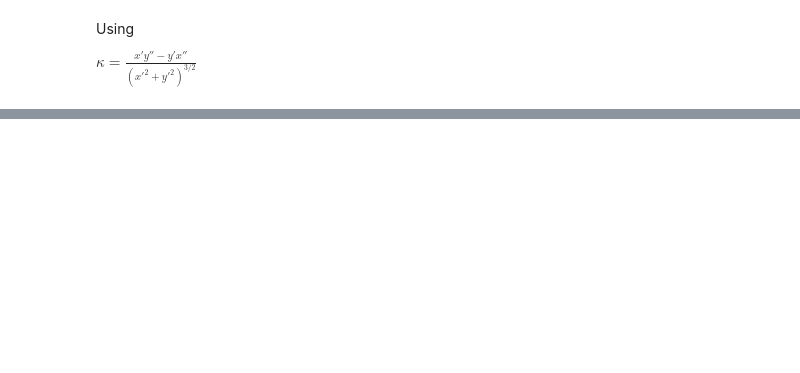
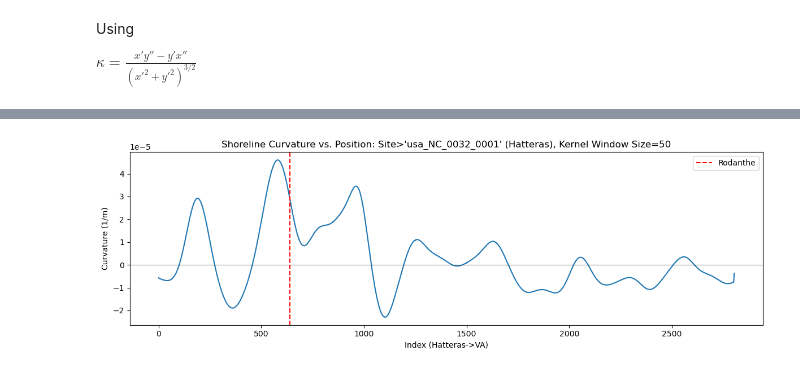
Before and after one commit to acdealy/coastal_diffusion_qs, a Jupyter notebook: calculate_plot_curvature.ipynb, the cells around one changed output, grey strips where cells are left out. Cells and saved outputs as stored; diff of their text form; code cells hidden in the pictures; blank space fills up the shorter version.

```diff
--- a/calculate_plot_curvature.ipynb
+++ b/calculate_plot_curvature.ipynb
@@ -125,3 +119,27 @@ plt.show()
+# %%
+# just for nobx
+target_site = 'usa_NC_0032_0001'
+start_idx = np.where(shore['site'].values == target_site)[0][0]+200
+
+rodanthe_site = 'usa_NC_0036_0027'
+rodanthe_idx = np.where(shore['site'].values == rodanthe_site)[0][0]-start_idx
+
+shore_nobx = shore.isel(site=slice(start_idx, None))
+curvature_nobx = curvature[start_idx:]
+
+# plot curvature along index
+fig, ax = plt.subplots(figsize=(12, 4))
+ax.plot(curvature_nobx)
+ax.axvline(x=rodanthe_idx, color='red', linestyle='--', label='Rodanthe')
+ax.axhline(0, color='k', lw=0.5)
+ax.set_xlabel("Index (Hatteras->VA)")
+ax.set_ylabel("Curvature (1/m)")
+ax.set_title(f"Shoreline Curvature vs. Position: Site>'{target_site}' (Hatteras), Kernel Window Size={sigma}")
+plt.tight_layout()
+plt.legend()
+plt.show()
+# %% [output]
+[figure, added]
 # %%
 fig, ax = plt.subplots(figsize=(15, 15))
 
```
Also changed, not shown: parts of 9 cells of this notebook, 3 other files.
